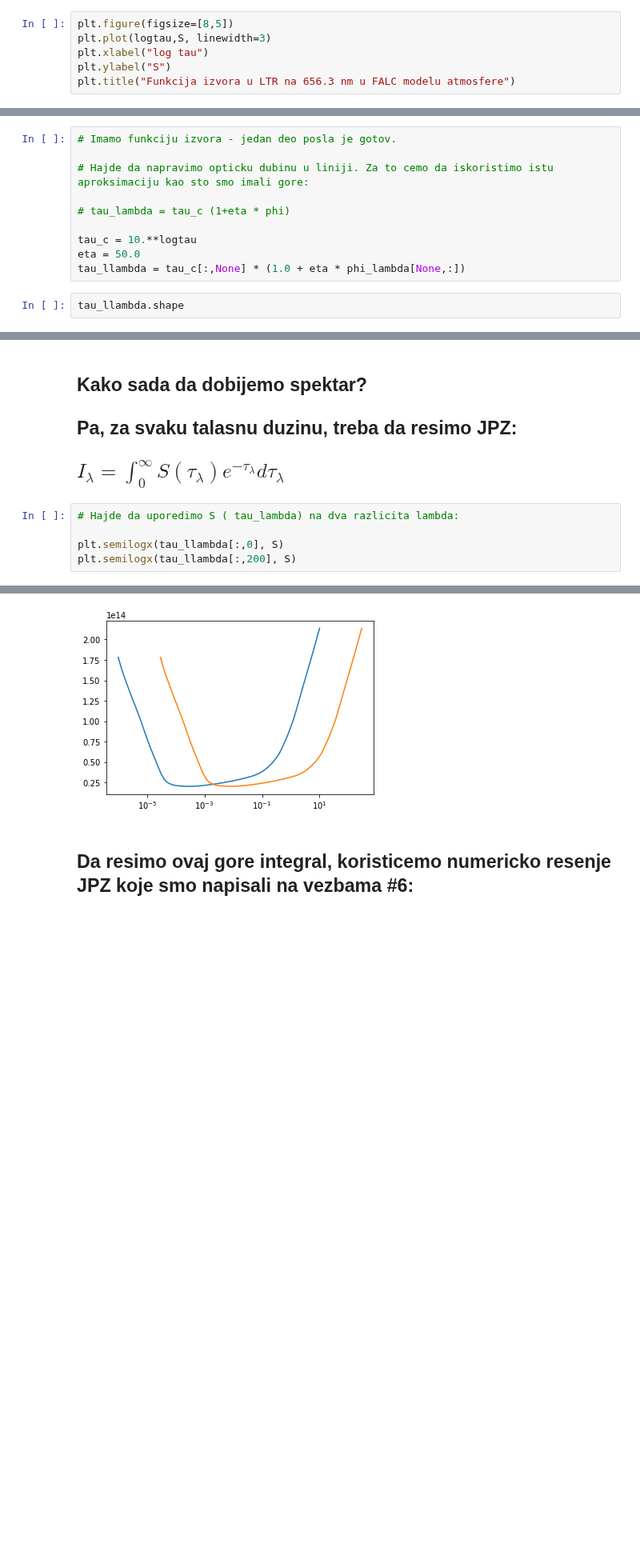
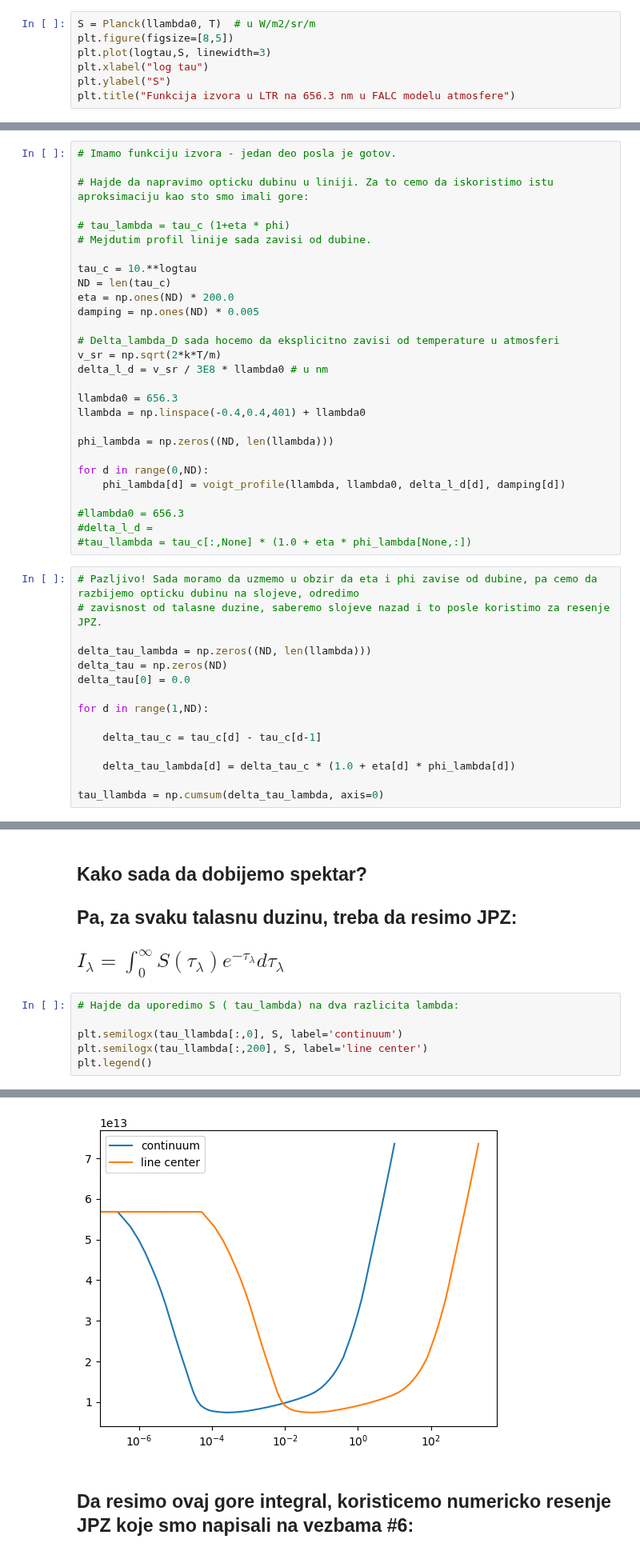
Before and after one commit to ivanzmilic/TZS_matf, a Jupyter notebook: Predavanja/Predavanje_11_spektralne_linije.ipynb, the cells around one changed output, grey strips where cells are left out. Shown at 80% size. Saved outputs shown, nothing was run; the diff lists cells and outputs as text; blank space fills up the shorter version.

```diff
--- a/Predavanja/Predavanje_11_spektralne_linije.ipynb
+++ b/Predavanja/Predavanje_11_spektralne_linije.ipynb
@@ -185,4 +262,5 @@ S = 2 * h * c**2.0 / (llambda0*1E-9)**5.0 * (np.exp(h*c/(llambda0*1E-9)/k/T - 1)
 # %%
+S = Planck(llambda0, T)  # u W/m2/sr/m
 plt.figure(figsize=[8,5])
 plt.plot(logtau,S, linewidth=3)
 plt.xlabel("log tau")
@@ -197,9 +289,40 @@ Text(0.5, 1.0, 'Funkcija izvora u LTR na 656.3 nm u FALC modelu atmosfere')
 # Hajde da napravimo opticku dubinu u liniji. Za to cemo da iskoristimo istu aproksimaciju kao sto smo imali gore:
 
 # tau_lambda = tau_c (1+eta * phi)
+# Mejdutim profil linije sada zavisi od dubine.
 
 tau_c = 10.**logtau
-eta = 50.0
-tau_llambda = tau_c[:,None] * (1.0 + eta * phi_lambda[None,:])
+ND = len(tau_c)
+eta = np.ones(ND) * 200.0
+damping = np.ones(ND) * 0.005
+
+# Delta_lambda_D sada hocemo da eksplicitno zavisi od temperature u atmosferi
+v_sr = np.sqrt(2*k*T/m)
+delta_l_d = v_sr / 3E8 * llambda0 # u nm
+
+llambda0 = 656.3
+llambda = np.linspace(-0.4,0.4,401) + llambda0
+
+phi_lambda = np.zeros((ND, len(llambda)))
+
+for d in range(0,ND):
+    phi_lambda[d] = voigt_profile(llambda, llambda0, delta_l_d[d], damping[d])
+
+#llambda0 = 656.3
+#delta_l_d =
+#tau_llambda = tau_c[:,None] * (1.0 + eta * phi_lambda[None,:])
 # %%
-tau_llambda.shape
+# Pazljivo! Sada moramo da uzmemo u obzir da eta i phi zavise od dubine, pa cemo da razbijemo opticku dubinu na slojeve, odredimo
+# zavisnost od talasne duzine, saberemo slojeve nazad i to posle koristimo za resenje JPZ.
+
+delta_tau_lambda = np.zeros((ND, len(llambda)))
+delta_tau = np.zeros(ND)
+delta_tau[0] = 0.0
+
+for d in range(1,ND):
+
+    delta_tau_c = tau_c[d] - tau_c[d-1]
+
+    delta_tau_lambda[d] = delta_tau_c * (1.0 + eta[d] * phi_lambda[d])
+
+tau_llambda = np.cumsum(delta_tau_lambda, axis=0)
@@ -221,6 +342,7 @@ plt.plot(llambda, tau_llambda[60,:])
 # %%
 # Hajde da uporedimo S ( tau_lambda) na dva razlicita lambda:
 
-plt.semilogx(tau_llambda[:,0], S)
-plt.semilogx(tau_llambda[:,200], S)
+plt.semilogx(tau_llambda[:,0], S, label='continuum')
+plt.semilogx(tau_llambda[:,200], S, label='line center')
+plt.legend()
 # %% [output]
@@ -228,4 +350,4 @@ plt.semilogx(tau_llambda[:,200], S)
-[figure, old version]
+[figure, new version]
 # %% [markdown]
 ## Da resimo ovaj gore integral, koristicemo numericko resenje JPZ koje smo napisali na vezbama #6:
 # %%
```
Also changed, not shown: parts of 42 cells of this notebook.
